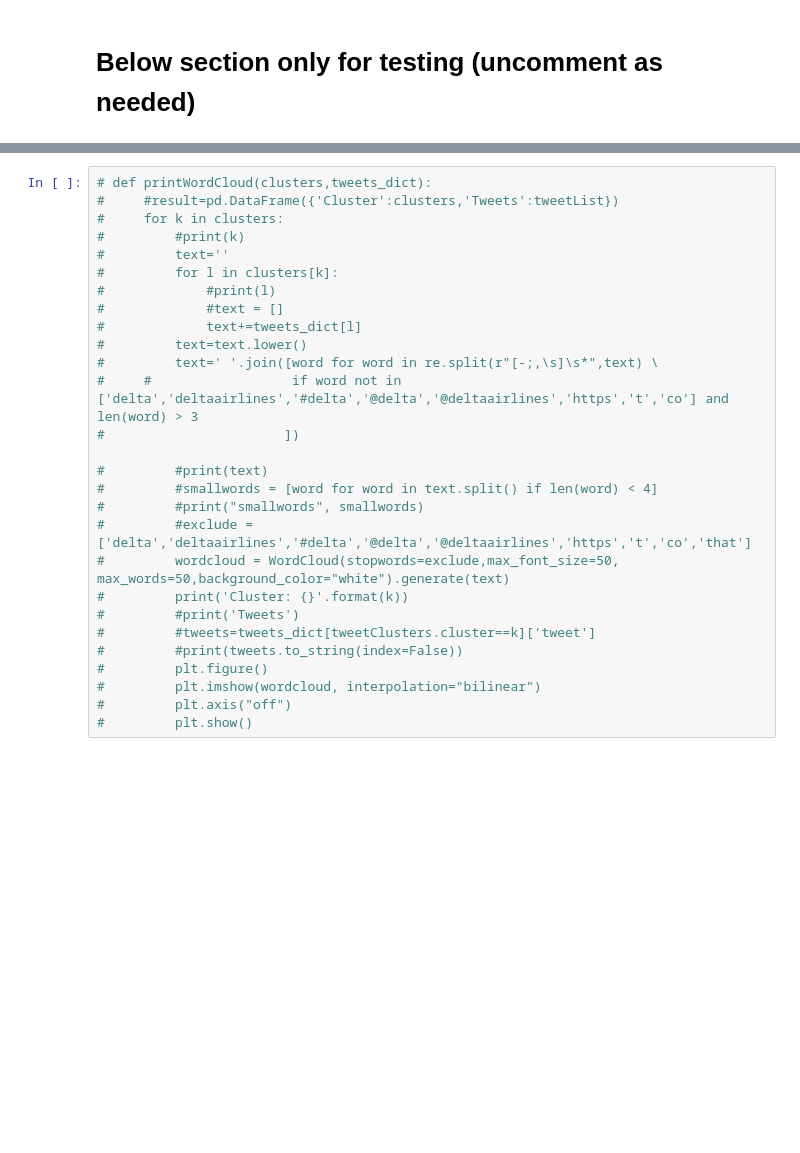
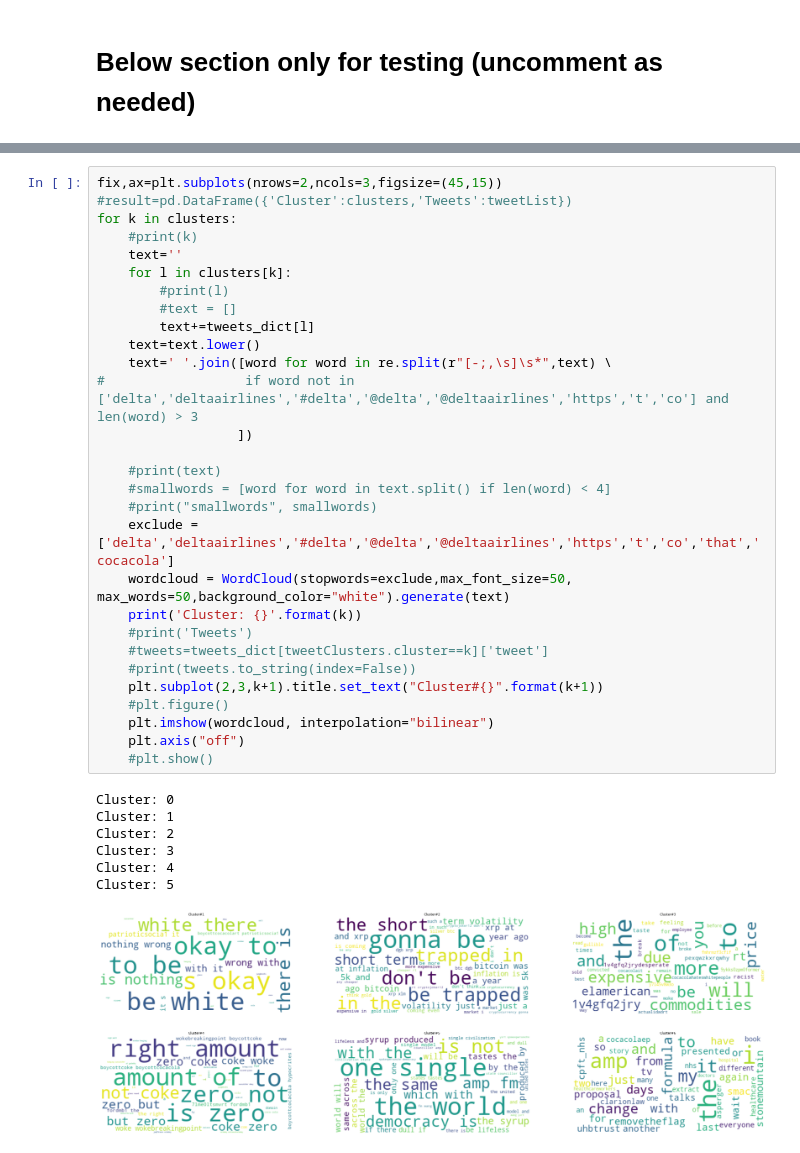
Before and after one commit to Prazhant/ISYE6740_Project, a Jupyter notebook: kmeans_clustering_jaccard.ipynb, the cells around one changed output, grey strips where cells are left out. Cells and saved outputs as stored; diff of their text form; blank space fills up the shorter version.

Commit message:
Updated plots etc

```diff
--- a/kmeans_clustering_jaccard.ipynb
+++ b/kmeans_clustering_jaccard.ipynb
@@ -262,28 +266,37 @@ Cluster: 5
 # %%
-# def printWordCloud(clusters,tweets_dict):
-#     #result=pd.DataFrame({'Cluster':clusters,'Tweets':tweetList})
-#     for k in clusters:
-#         #print(k)
-#         text=''
-#         for l in clusters[k]:
-#             #print(l)
-#             #text = []
-#             text+=tweets_dict[l]
-#         text=text.lower()
-#         text=' '.join([word for word in re.split(r"[-;,\s]\s*",text) \
-#     #                  if word not in ['delta','deltaairlines','#delta','@delta','@deltaairlines','https','t','co'] and len(word) > 3
-#                       ])
+fix,ax=plt.subplots(nrows=2,ncols=3,figsize=(45,15))
+#result=pd.DataFrame({'Cluster':clusters,'Tweets':tweetList})
+for k in clusters:
+    #print(k)
+    text=''
+    for l in clusters[k]:
+        #print(l)
+        #text = []
+        text+=tweets_dict[l]
+    text=text.lower()
+    text=' '.join([word for word in re.split(r"[-;,\s]\s*",text) \
+#                  if word not in ['delta','deltaairlines','#delta','@delta','@deltaairlines','https','t','co'] and len(word) > 3
+                  ])
 
-#         #print(text)
-#         #smallwords = [word for word in text.split() if len(word) < 4]
-#         #print("smallwords", smallwords)
-#         #exclude = ['delta','deltaairlines','#delta','@delta','@deltaairlines','https','t','co','that']
-#         wordcloud = WordCloud(stopwords=exclude,max_font_size=50, max_words=50,background_color="white").generate(text)
-#         print('Cluster: {}'.format(k))
-#         #print('Tweets')
-#         #tweets=tweets_dict[tweetClusters.cluster==k]['tweet']
-#         #print(tweets.to_string(index=False))
-#         plt.figure()
-#         plt.imshow(wordcloud, interpolation="bilinear")
-#         plt.axis("off")
-#         plt.show()
+    #print(text)
+    #smallwords = [word for word in text.split() if len(word) < 4]
+    #print("smallwords", smallwords)
+    exclude = ['delta','deltaairlines','#delta','@delta','@deltaairlines','https','t','co','that','cocacola']
+    wordcloud = WordCloud(stopwords=exclude,max_font_size=50, max_words=50,background_color="white").generate(text)
+    print('Cluster: {}'.format(k))
+    #print('Tweets')
+    #tweets=tweets_dict[tweetClusters.cluster==k]['tweet']
+    #print(tweets.to_string(index=False))
+    plt.subplot(2,3,k+1).title.set_text("Cluster#{}".format(k+1))
+    #plt.figure()
+    plt.imshow(wordcloud, interpolation="bilinear")
+    plt.axis("off")
+    #plt.show()
+# %% [output]
+Cluster: 0
+Cluster: 1
+Cluster: 2
+Cluster: 3
+Cluster: 4
+Cluster: 5
+[figure, added]
```
Also changed, not shown: parts of 1 cell of this notebook.
